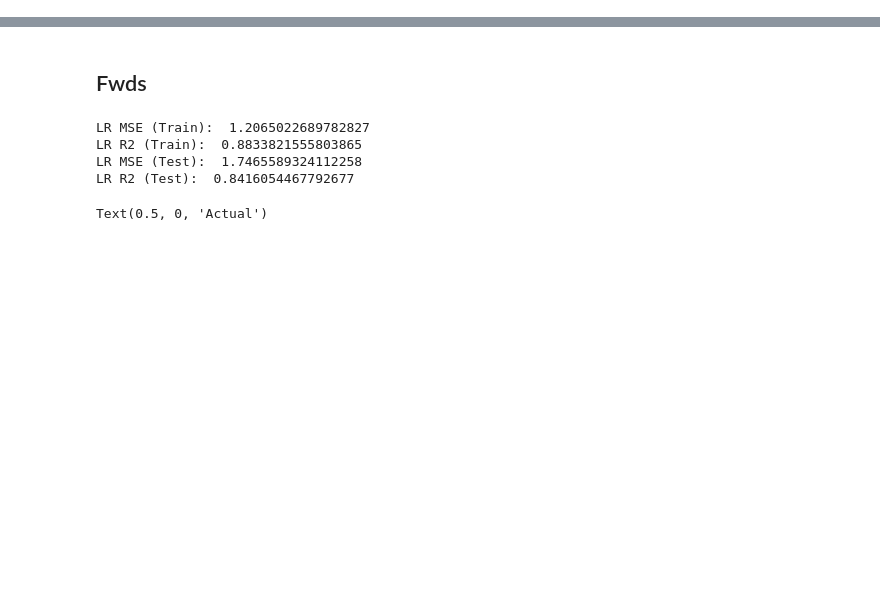
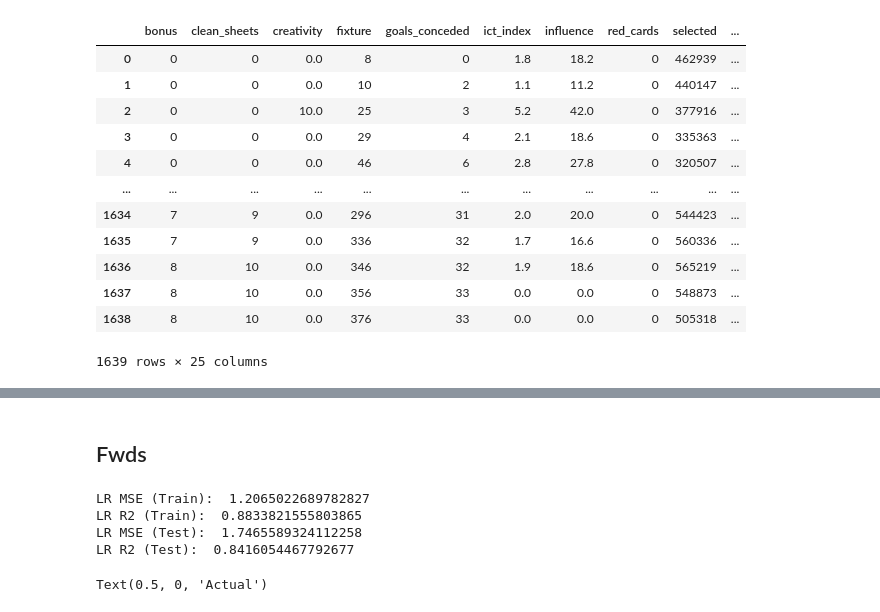
Before and after one commit to m-mukund/AI-Powered-Fantasy-Premier-League-Optimization-Platform, a Jupyter notebook: FPL_predictor.ipynb, the cells around one changed output, grey strips where cells are left out. Cells and saved outputs as stored; diff of their text form; code cells hidden in the pictures; blank space fills up the shorter version.

```diff
--- a/FPL_predictor.ipynb
+++ b/FPL_predictor.ipynb
@@ -226,3 +372,19 @@ from sklearn.model_selection import train_test_split
+# %%
+x_gks
+# %% [output]
+|  | bonus | clean_sheets | creativity | fixture | goals_conceded | ict_index | influence | red_cards | selected | ... |
+| 0 | 0 | 0 | 0.0 | 8 | 0 | 1.8 | 18.2 | 0 | 462939 | ... |
+| 1 | 0 | 0 | 0.0 | 10 | 2 | 1.1 | 11.2 | 0 | 440147 | ... |
+| 2 | 0 | 0 | 10.0 | 25 | 3 | 5.2 | 42.0 | 0 | 377916 | ... |
+| 3 | 0 | 0 | 0.0 | 29 | 4 | 2.1 | 18.6 | 0 | 335363 | ... |
+| 4 | 0 | 0 | 0.0 | 46 | 6 | 2.8 | 27.8 | 0 | 320507 | ... |
+| ... | ... | ... | ... | ... | ... | ... | ... | ... | ... | ... |
+| 1634 | 7 | 9 | 0.0 | 296 | 31 | 2.0 | 20.0 | 0 | 544423 | ... |
+| 1635 | 7 | 9 | 0.0 | 336 | 32 | 1.7 | 16.6 | 0 | 560336 | ... |
+| 1636 | 8 | 10 | 0.0 | 346 | 32 | 1.9 | 18.6 | 0 | 565219 | ... |
+| 1637 | 8 | 10 | 0.0 | 356 | 33 | 0.0 | 0.0 | 0 | 548873 | ... |
+| 1638 | 8 | 10 | 0.0 | 376 | 33 | 0.0 | 0.0 | 0 | 505318 | ... |
+1639 rows × 25 columns
 # %%
 y_gks=gks_df['total_points']
 y_defs=defs_df['total_points']
```
Also changed, not shown: parts of 29 cells of this notebook.
